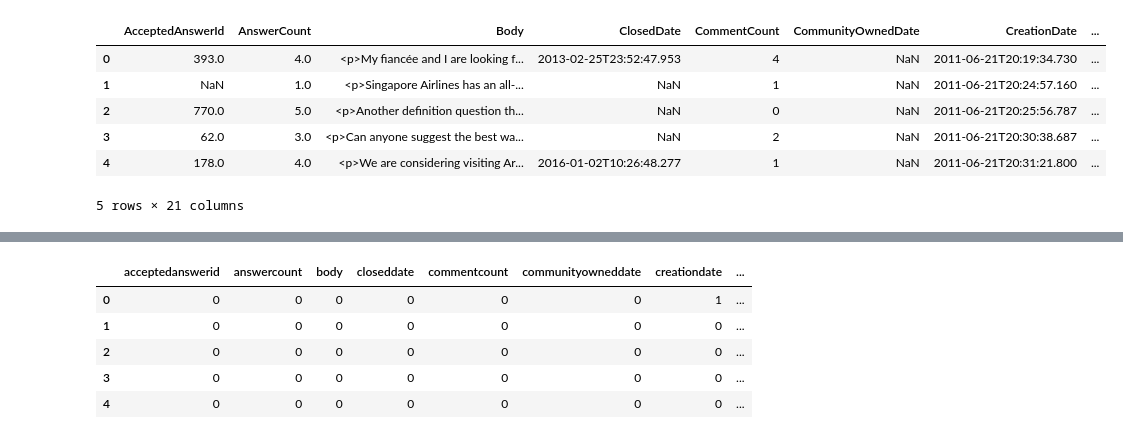
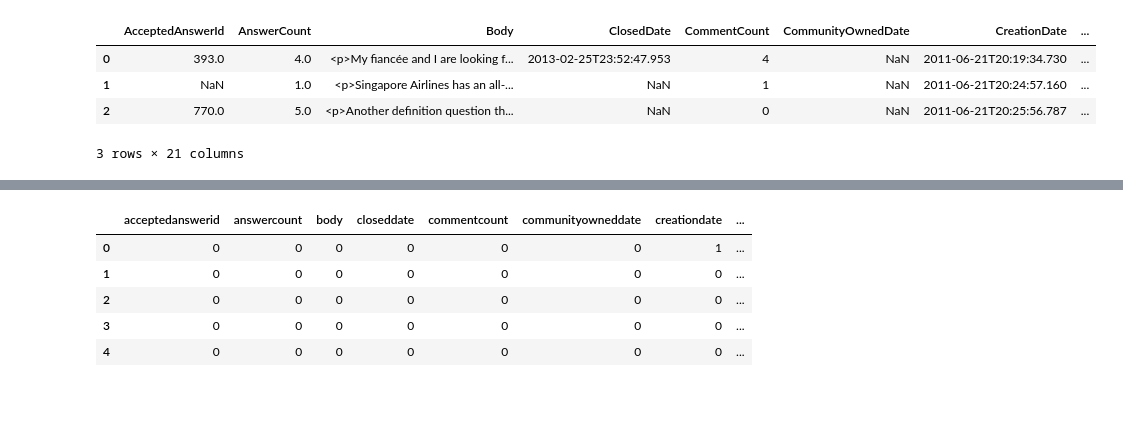
Before and after one commit to ocj137/DSI-SF-2-ocjacob, a Jupyter notebook: week07/project-7.ipynb, the cells around one changed output, grey strips where cells are left out. Saved outputs shown, nothing was run; the diff lists cells and outputs as text; code cells hidden in the pictures; blank space fills up the shorter version.

```diff
--- a/week07/project-7.ipynb
+++ b/week07/project-7.ipynb
@@ -83,15 +84,13 @@ travel_df = pd.DataFrame(travel_data)
 # %%
 travel_df1 = pd.DataFrame(travel_data1)
 # %%
-travel_df1.head()
+travel_df1.head(3)
 # %% [output]
 |  | AcceptedAnswerId | AnswerCount | Body | ClosedDate | CommentCount | CommunityOwnedDate | CreationDate | ... |
 | 0 | 393.0 | 4.0 | <p>My fiancée and I are looking f... | 2013-02-25T23:52:47.953 | 4 | NaN | 2011-06-21T20:19:34.730 | ... |
 | 1 | NaN | 1.0 | <p>Singapore Airlines has an all-... | NaN | 1 | NaN | 2011-06-21T20:24:57.160 | ... |
 | 2 | 770.0 | 5.0 | <p>Another definition question th... | NaN | 0 | NaN | 2011-06-21T20:25:56.787 | ... |
-| 3 | 62.0 | 3.0 | <p>Can anyone suggest the best wa... | NaN | 2 | NaN | 2011-06-21T20:30:38.687 | ... |
-| 4 | 178.0 | 4.0 | <p>We are considering visiting Ar... | 2016-01-02T10:26:48.277 | 1 | NaN | 2011-06-21T20:31:21.800 | ... |
-5 rows × 21 columns
+3 rows × 21 columns
 # %%
 total_travel_df = pd.concat([travel_df, travel_df1], axis=1, join='inner')
 vectorizer = CountVectorizer(stop_words='english')
```
Also changed, not shown: parts of 27 cells of this notebook.
